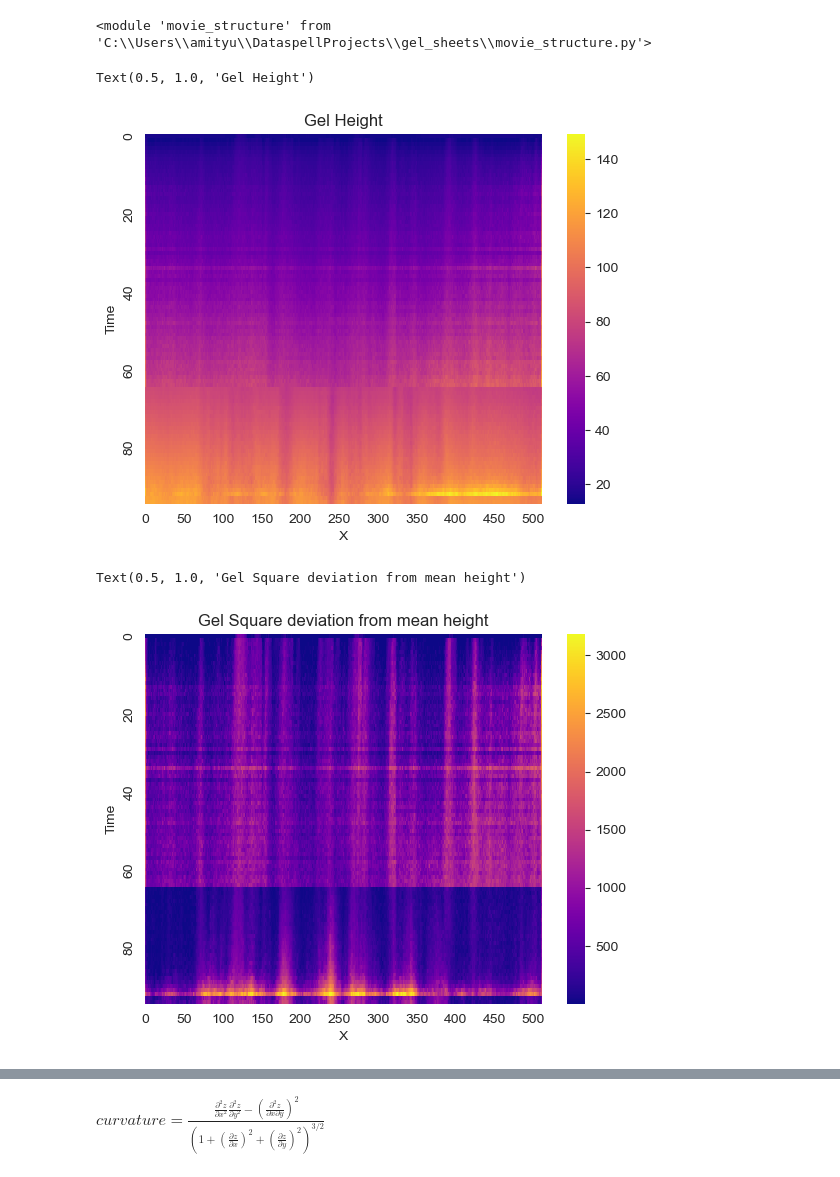
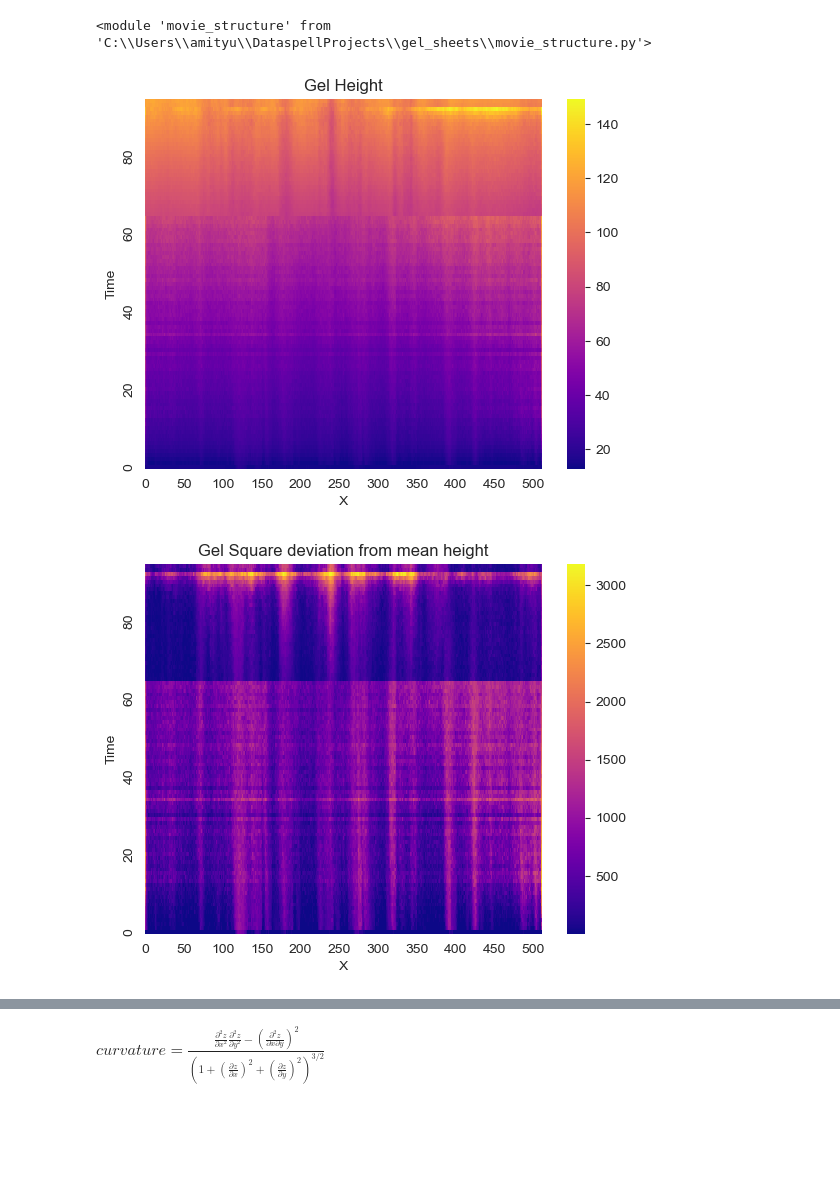
Before and after one commit to amityu/gel_sheets, a Jupyter notebook: exploration.ipynb, the cells around one changed output, grey strips where cells are left out. Saved outputs shown, nothing was run; the diff lists cells and outputs as text; code cells hidden in the pictures; blank space fills up the shorter version.

Commit message:
Graphs organized y axis inverted

```diff
--- a/exploration.ipynb
+++ b/exploration.ipynb
@@ -475,26 +475,26 @@ importlib.reload(movie_structure)
 # %%
 df = pd.read_csv(MOVIE_PATH + 'height.csv')
 
 data = df.drop(['order','Unnamed: 0'],axis=1)
-sns.heatmap(data,xticklabels =50, yticklabels=20, cmap ='plasma')
+ax = sns.heatmap(data,xticklabels =50, yticklabels=20, cmap ='plasma')
 plt.xlabel('X')
 plt.ylabel('Time')
 plt.title('Gel Height')
+ax.invert_yaxis()
 # %% [output]
-Text(0.5, 1.0, 'Gel Height')
-[figure, old version]
+[figure, new version]
 # %%
 import seaborn as sns
 df = pd.read_csv(MOVIE_PATH + 'square.csv')
 
 data = df.drop(['order','Unnamed: 0'],axis=1)
-sns.heatmap(data,xticklabels =50, yticklabels=20, cmap ='plasma')
+ax = sns.heatmap(data,xticklabels =50, yticklabels=20, cmap ='plasma')
 plt.xlabel('X')
 plt.ylabel('Time')
 plt.title('Gel Square deviation from mean height')
+ax.invert_yaxis()
 # %% [output]
-Text(0.5, 1.0, 'Gel Square deviation from mean height')
-[figure, old version]
+[figure, new version]
 # %%
 df = pd.read_csv(MOVIE_PATH + 'curvature.csv')
 
```
Also changed, not shown: parts of 1 cell of this notebook.
